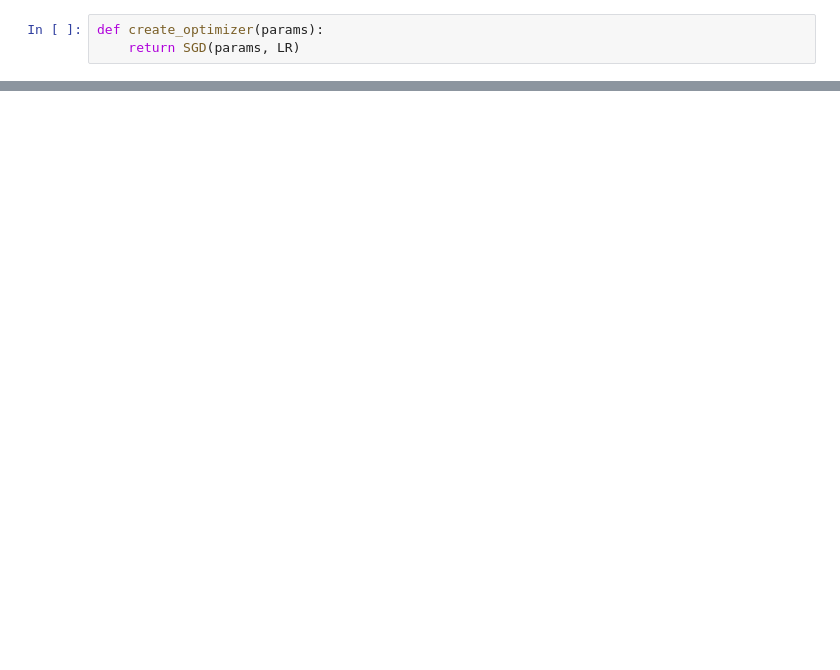
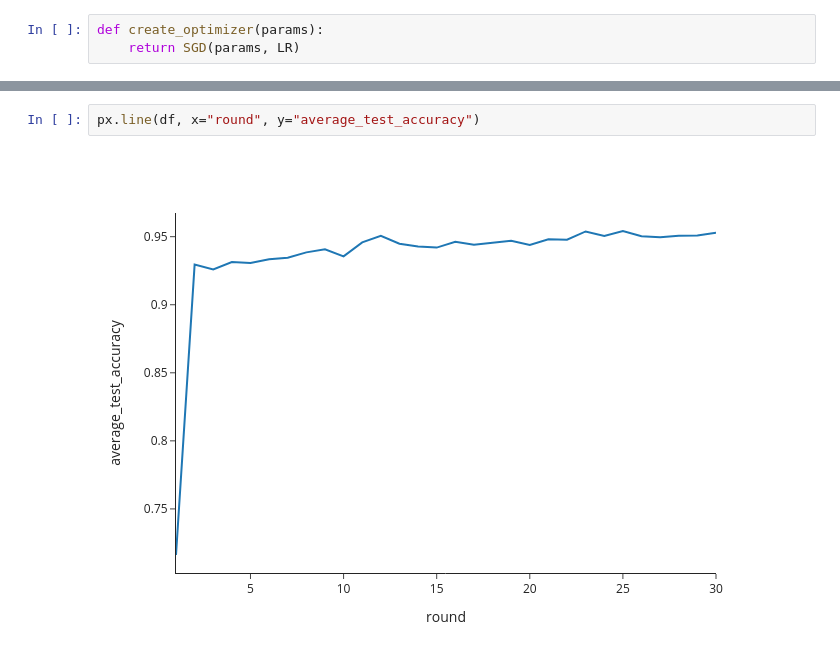
Before and after one commit to lmeinhold/client-benefit-contribution-cfl, a Jupyter notebook: notebooks/Test New Implementation.ipynb, the cells around one changed output, grey strips where cells are left out. Saved outputs shown, nothing was run; the diff lists cells and outputs as text; blank space fills up the shorter version.

```diff
--- a/notebooks/Test New Implementation.ipynb
+++ b/notebooks/Test New Implementation.ipynb
@@ -62,0 +105,4 @@ KeyboardInterrupt:
+# %%
+px.line(df, x="round", y="average_test_accuracy")
+# %% [output]
+[figure, added]
```
Also changed, not shown: parts of 7 cells of this notebook, 5 other files.
